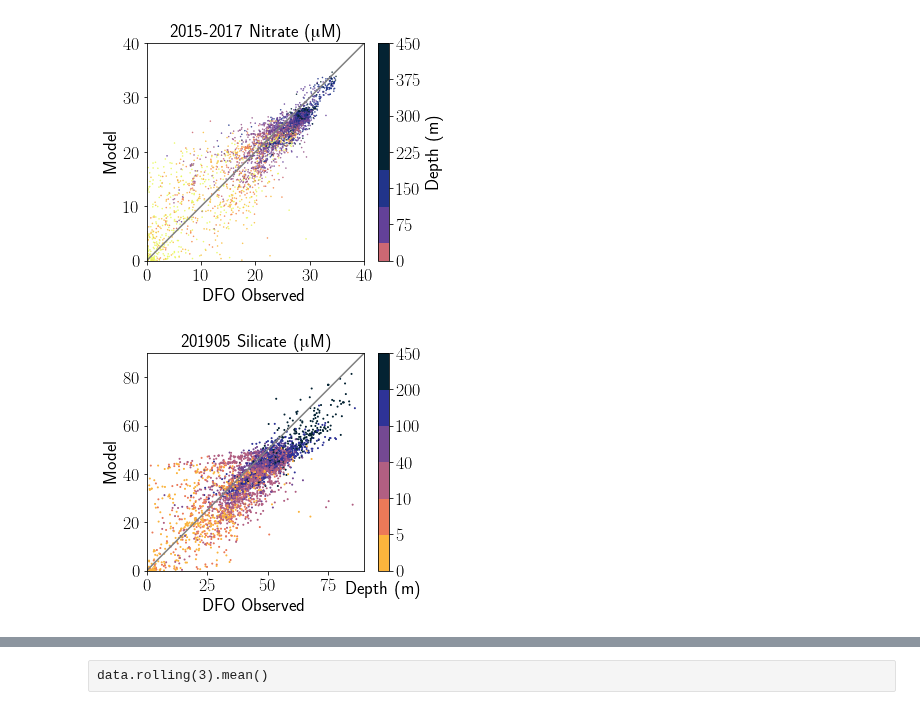
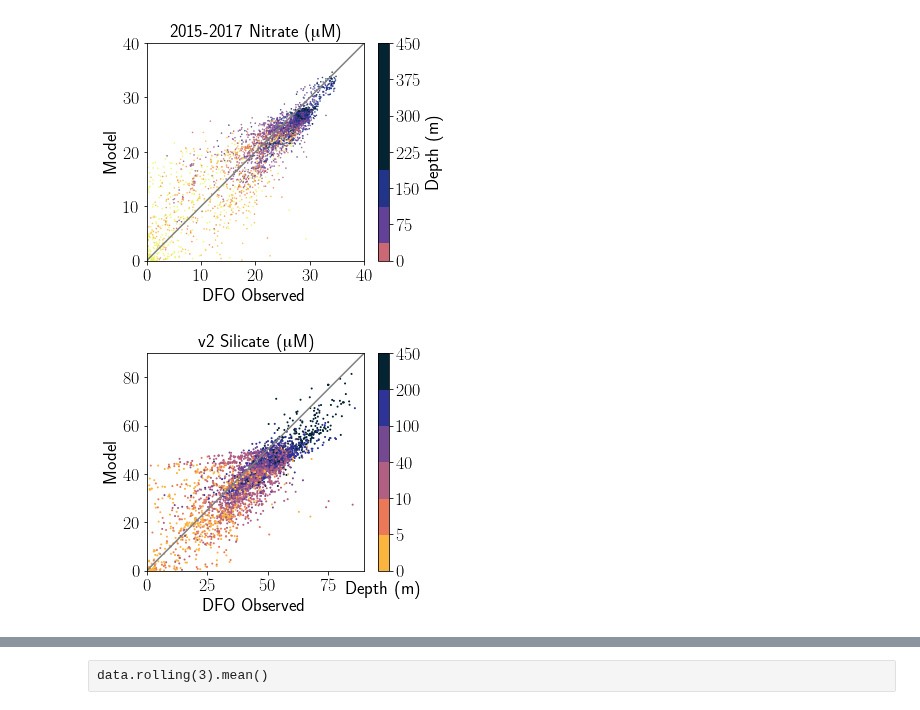
Before and after one commit to SalishSeaCast/analysis-elise-2, a Jupyter notebook: notebooks/bioTuning/evalFigs/eval-DFO-EGU-201905.ipynb, the cells around one changed output, grey strips where cells are left out. Drawn from its saved outputs; the diff is of its cells as text; code cells hidden in the pictures.

```diff
--- a/notebooks/bioTuning/evalFigs/eval-DFO-EGU-201905.ipynb
+++ b/notebooks/bioTuning/evalFigs/eval-DFO-EGU-201905.ipynb
@@ -430,27 +419,27 @@ cb.set_label('Depth (m)')
 # %%
 simax=90
 zlims=(0,400)
 vm0=-1*(150/450)*zlims[1]
 cm1=cmocean.cm.thermal_r
 bounds = np.array([-5,0,5,10,40,100,200,450])
 norm = mpl.colors.BoundaryNorm(boundaries=bounds, ncolors=256)
 args={'marker':'.','s':4,'norm':norm}
 fig,ax=plt.subplots(1,1,figsize=(5,4))
 #ax.plot(data['Si'],data['mod_silicon'],'k.',ms=1)
 ps=et.varvarScatter(ax,data,'Si','mod_silicon','Z',vmin=-150,vmax=zlims[1],cm=cm1,args=args)
 ax.set_xlim((0,simax))
 ax.set_ylim((0,simax))
 ax.set_aspect(1)
 ax.plot((0,simax),(0,simax),'-',color='gray')
 ax.set_xlabel('DFO Observed')
 ax.set_ylabel('Model')
-ax.set_title(modver+' Silicate ($\muup$M)')
+ax.set_title('v2 Silicate ($\muup$M)')
 cb=fig.colorbar(ps,boundaries=bounds[1:])
 #cb.set_label('Depth (m)')
 cb.ax.set_xlabel('Depth (m)',labelpad=10)
 fig.savefig(f'/data/eolson/results/MEOPAR/DFOSi_{modver}.png',dpi=200,bbox_inches='tight')
 # %% [output]
-[figure, old version]
+[figure, new version]
 # %%
 simax=90
 cm1=cmocean.cm.haline_r
```
Also changed, not shown: parts of 3 cells of this notebook, 4 other files.
